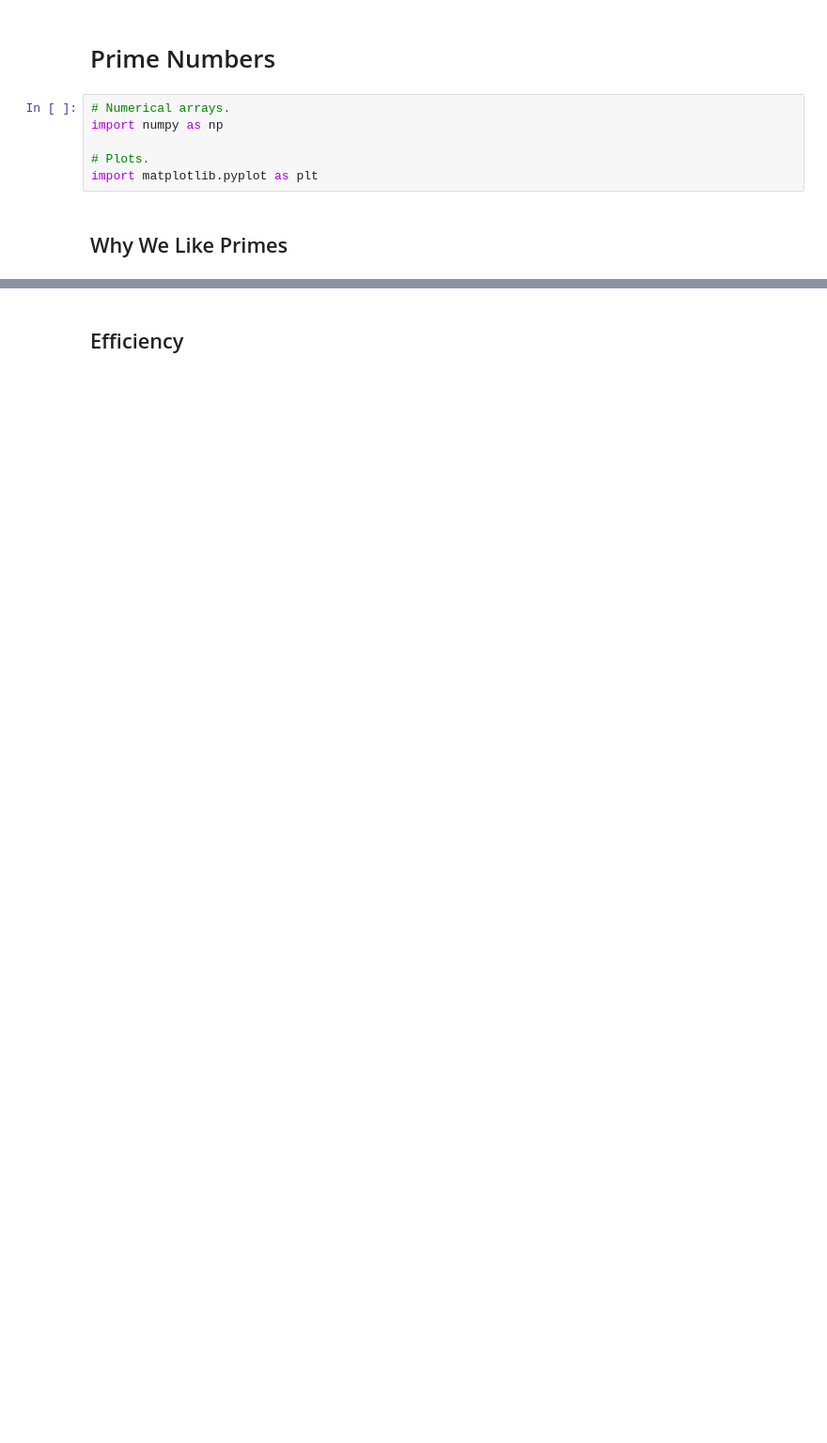
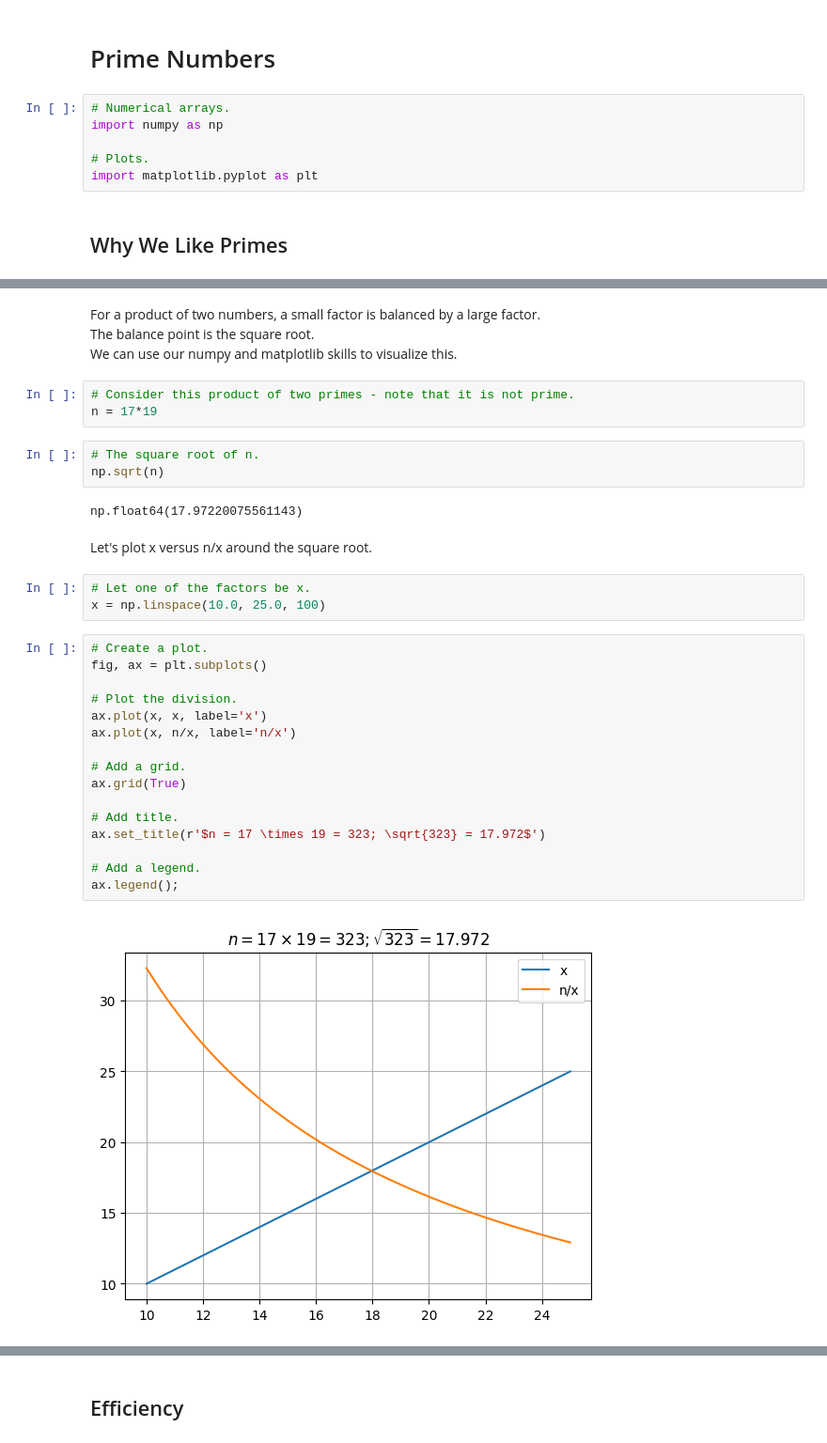
Before and after one commit to ianmcloughlin/computational_theory, a Jupyter notebook: materials/prime_numbers.ipynb, the cells around one changed output, grey strips where cells are left out. Shown: that part at 94% size. Drawn from its saved outputs; the diff is of its cells as text; blank space fills up the shorter version.

```diff
--- a/materials/prime_numbers.ipynb
+++ b/materials/prime_numbers.ipynb
@@ -176,0 +56,35 @@ True
+# %% [markdown]
+For a product of two numbers, a small factor is balanced by a large factor.
+The balance point is the square root.
+We can use our numpy and matplotlib skills to visualize this.
+# %%
+# Consider this product of two primes - note that it is not prime.
+n = 17*19
+# %%
+# The square root of n.
+np.sqrt(n)
+# %% [output]
+np.float64(17.97220075561143)
+# %% [markdown]
+Let's plot x versus n/x around the square root.
+# %%
+# Let one of the factors be x.
+x = np.linspace(10.0, 25.0, 100)
+# %%
+# Create a plot.
+fig, ax = plt.subplots()
+
+# Plot the division.
+ax.plot(x, x, label='x')
+ax.plot(x, n/x, label='n/x')
+
+# Add a grid.
+ax.grid(True)
+
+# Add title.
+ax.set_title(r'$n = 17 \times 19 = 323; \sqrt{323} = 17.972$')
+
+# Add a legend.
+ax.legend();
+# %% [output]
+[figure, added]
```
Also changed, not shown: parts of 45 cells of this notebook.
